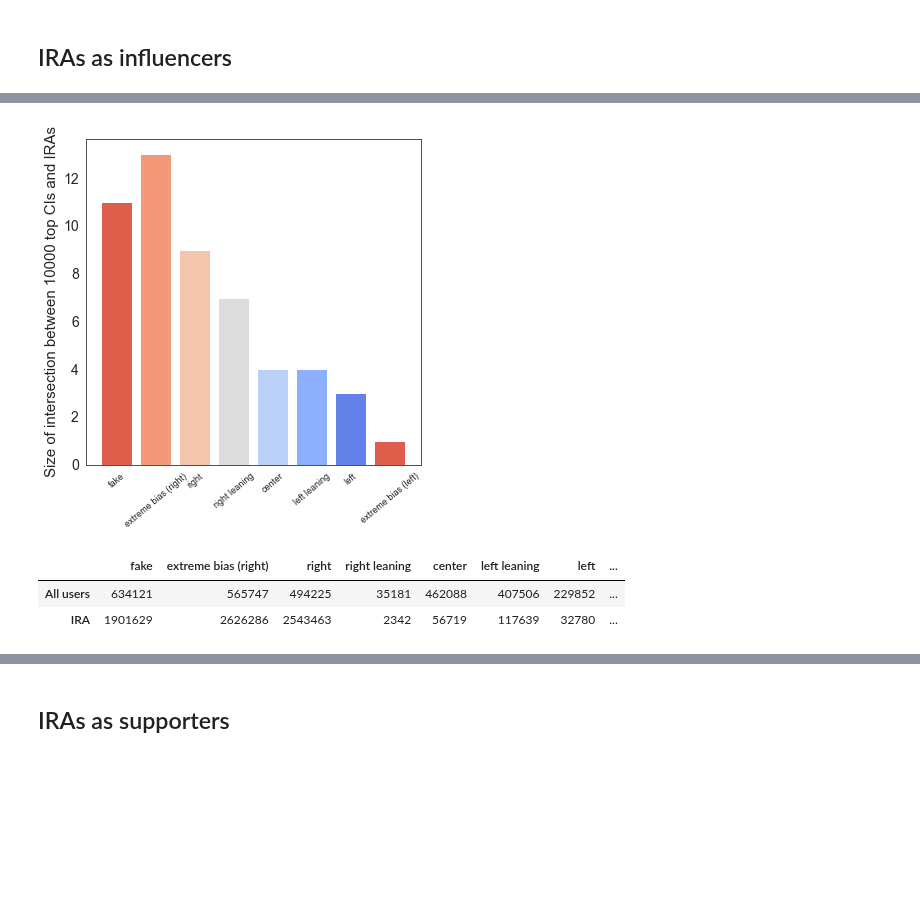
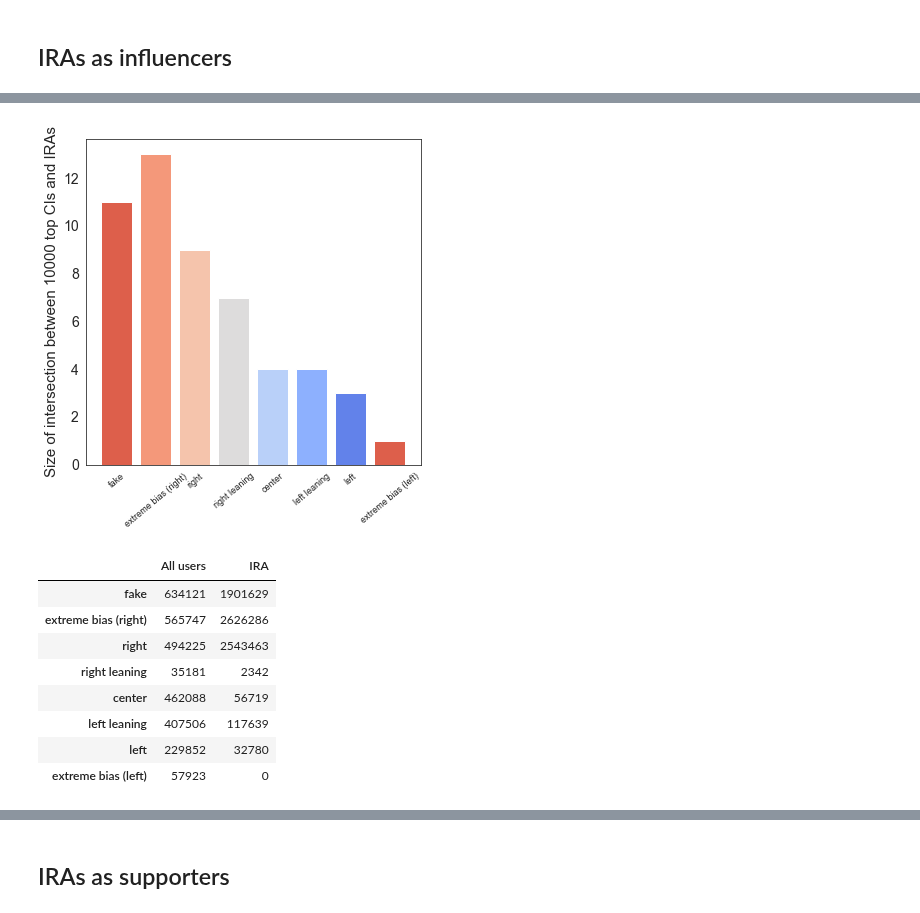
Before and after one commit to kayzhou/fake_news_during_election, a Jupyter notebook: all_tweets.ipynb, the cells around one changed output, grey strips where cells are left out. Saved outputs shown, nothing was run; the diff lists cells and outputs as text; code cells hidden in the pictures; blank space fills up the shorter version.

```diff
--- a/all_tweets.ipynb
+++ b/all_tweets.ipynb
@@ -1687,32 +1933,26 @@ Name: Ns/Nsu, dtype: float64
 # %%
-sns.set_style("white")
-
-USER_TABLE = {}
+# USER_TABLE = {}
 
 for i in range(len(map_labels)):
     lab = map_labels[str(i)]
     print(lab)
-
     plt.figure(figsize=(10, 4))
     ax = plt.subplot(121)
-    _users = all_users[all_users[lab] > 0]
-    _users[lab].hist(ax=ax, bins=20)
-
+    _users = all_users[all_users[lab + "_source"] > 0]
+    _users[lab + "_source"].hist(ax=ax, bins=20)
     # display(all_users[lab + "_source"].describe())
-    USER_TABLE[lab] = _users[lab].describe()
+    USER_TABLE[lab] = _users[lab + "_source"].describe()
     plt.yscale("log")
-#     plt.xscale("log")
 
     ax = plt.subplot(122)
-    IRA_users[lab].hist(ax=ax, bins=20)
+    IRA_users[lab + "_source"].hist(ax=ax, bins=20)
     plt.yscale("log")
-
     if lab == "fake":
         plt.show()
     plt.close()
 
 
-USER_TABLE = pd.DataFrame(USER_TABLE).transpose()
-USER_TABLE
+# USER_TABLE = pd.DataFrame(USER_TABLE).transpose()
+# USER_TABLE
 # %% [output]
 fake
@@ -1783,3 +1973,12 @@ for user_id, row in IRA_users.iterrows():
     set_IRAs_users.add(user_id)
 
 # print(len(set_IRAs_users))
+# %%
+top_num = 1000
+
+for i in range(len(map_labels)):
+    lab = map_labels[str(i)]
+    top_sources = set(all_users[lab].sort_values(ascending=False).head(top_num).index)
+    # print(top_sources)
+    len_intersection = len(top_sources & set_IRAs_users)
+    print(lab, len_intersection)
@@ -1786,5 +1994,5 @@ for user_id, row in IRA_users.iterrows():
 # %%
-top_num = 10000
+top_num = 1000
 
 for i in range(len(map_labels)):
     lab = map_labels[str(i)]
@@ -1818,25 +2026,25 @@ len_intersection = {}
 dict_CI_value = {}
 f_labels = [map_labels[str(i)] for i in range(8)]
 
-
 for label in f_labels:
     print(label, "...")
-    user_CI, st_user_CI = build_CI_rank("data/network_{}.gt".format(label))
-    set_CI_users = set([d[0] for d in st_user_CI[:top_num]])
+    user_CI, sort_user_CI = build_CI_rank("data/network/network_{}.gt".format(label))
+    set_CI_users = set([d[0] for d in sort_user_CI[:top_num]])
     set_source_users = set()
 
     IRA_CI_value = []
     for user_id, row in IRA_users.iterrows():
         set_source_users.add(user_id)
         try:
-            # if user_CI[user_id] > 0:
             IRA_CI_value.append(user_CI[user_id])
         except:
             pass
 
     len_intersection[label] = len(set_CI_users & set_source_users)
+    print("参与人数：", len(IRA_CI_value), len(sort_user_CI))
     IRA_CI_value = int(np.array(IRA_CI_value).mean())
-    all_CI_value = int(np.array([[d[1] for d in st_user_CI]]).mean())
+    all_CI_value = int(np.array([[d for d in user_CI.values()]]).mean())
+
     dict_CI_value[label] = {"IRA": IRA_CI_value, "All users":all_CI_value}
 # %% [output]
 fake ...
@@ -1850,24 +2067,31 @@ extreme bias (left) ...
 # %%
 def plot_corr(cor):
     # display(cor)
     plt.figure(figsize=(6, 6))
     x = range(len(f_labels))
     for i in x:
         plt.bar(i, cor[f_labels[i]], color=sns.color_palette("coolwarm", 7)[6-i])
     plt.xticks(x, f_labels)
 #     plt.xlabel('Only IRA', fontsize=15)
     plt.ylabel('Size of intersection between {} top CIs and IRAs'.format(top_num), fontsize=15)
     plt.xticks(fontsize=9, rotation=40); plt.yticks(fontsize=14)
     plt.savefig("fig/size-of-intersection{}.pdf".format(top_num), dpi=300, bbox_inches='tight')
     plt.show()
     plt.tight_layout()
     plt.close()
 
 plot_corr(len_intersection)
 
-pd.DataFrame(dict_CI_value)
+compare_CI_value = pd.DataFrame(dict_CI_value).transpose()
+compare_CI_value
 # %% [output]
 [figure]
-|  | fake | extreme bias (right) | right | right leaning | center | left leaning | left | ... |
-| All users | 634121 | 565747 | 494225 | 35181 | 462088 | 407506 | 229852 | ... |
-| IRA | 1901629 | 2626286 | 2543463 | 2342 | 56719 | 117639 | 32780 | ... |
+|  | All users | IRA |
+| fake | 634121 | 1901629 |
+| extreme bias (right) | 565747 | 2626286 |
+| right | 494225 | 2543463 |
+| right leaning | 35181 | 2342 |
+| center | 462088 | 56719 |
+| left leaning | 407506 | 117639 |
+| left | 229852 | 32780 |
+| extreme bias (left) | 57923 | 0 |
```
Also changed, not shown: parts of 55 cells of this notebook, 2 other files.
